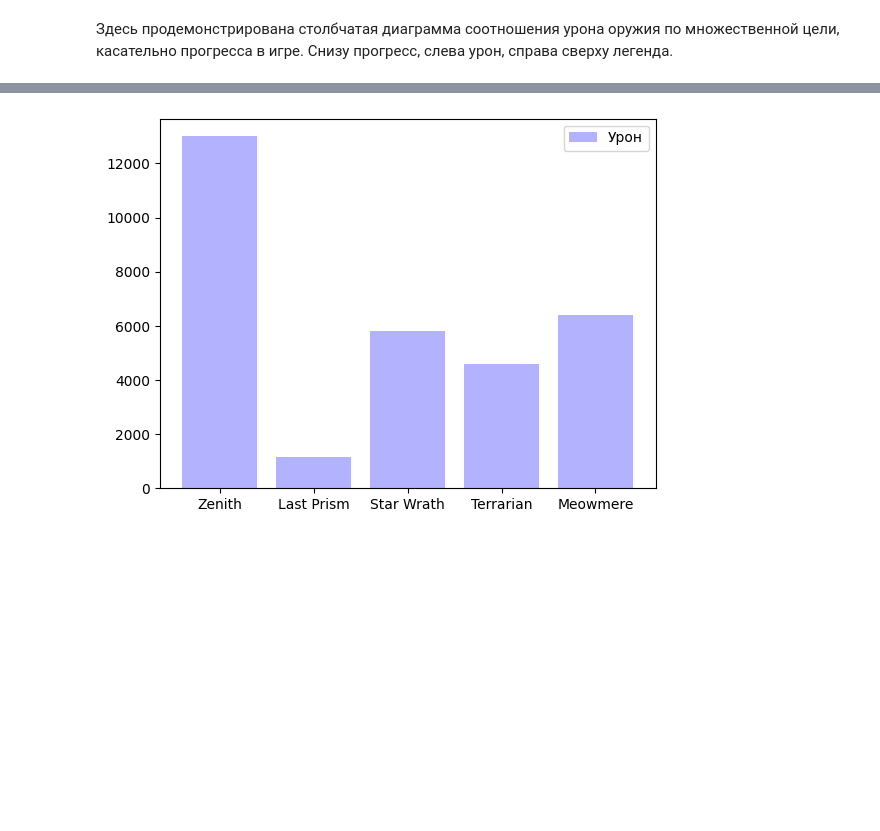
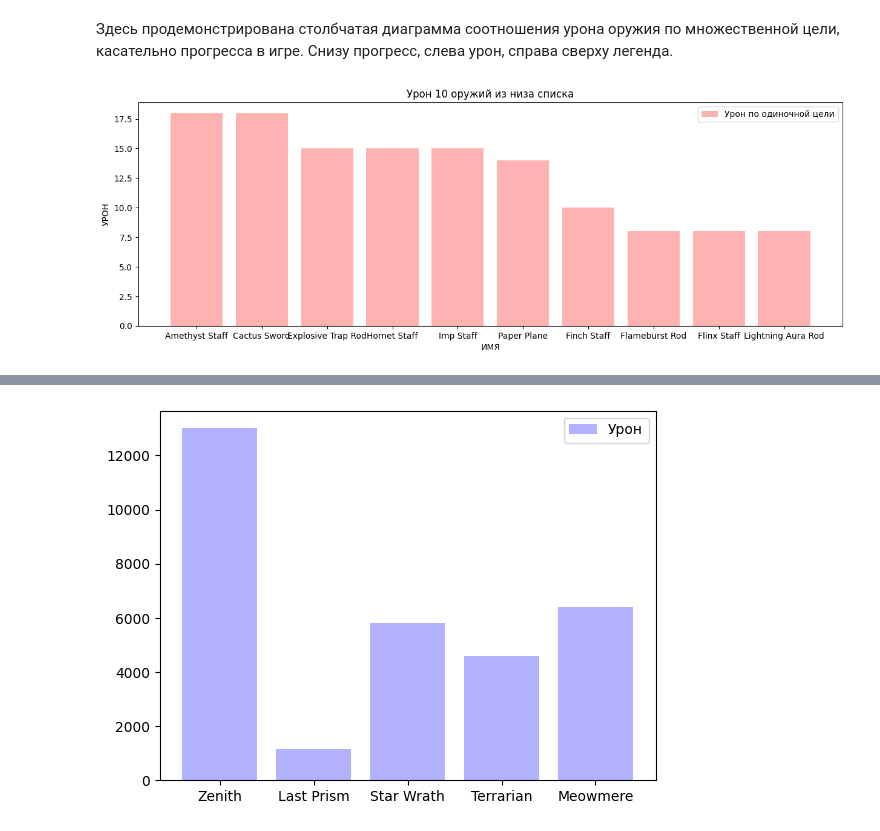
Before and after one commit to ThisJoraly/data6, a Jupyter notebook: r.ipynb, the cells around one changed output, grey strips where cells are left out. Cells and saved outputs as stored; diff of their text form; code cells hidden in the pictures; blank space fills up the shorter version.

```diff
--- a/r.ipynb
+++ b/r.ipynb
@@ -67,3 +67,13 @@ plt.show()
 [figure]
 # %% [markdown]
 Здесь продемонстрирована столбчатая диаграмма соотношения урона оружия по множественной цели, касательно прогресса в игре. Снизу прогресс, слева урон, справа сверху легенда.
+# %%
+plt.figure().set_figwidth(15)
+plt.bar(terraria['NAME'].tail(10), terraria['DPS (SINGLE TARGET)'].tail(10), label = "Урон по одиночной цели", color = 'red', alpha = 0.3)
+plt.ylabel("УРОН")
+plt.xlabel("ИМЯ")
+plt.title("Урон 10 оружий из низа списка")
+plt.legend()
+plt.show()
+# %% [output]
+[figure, added]
```
Also changed, not shown: parts of 15 cells of this notebook, 2 other files.
